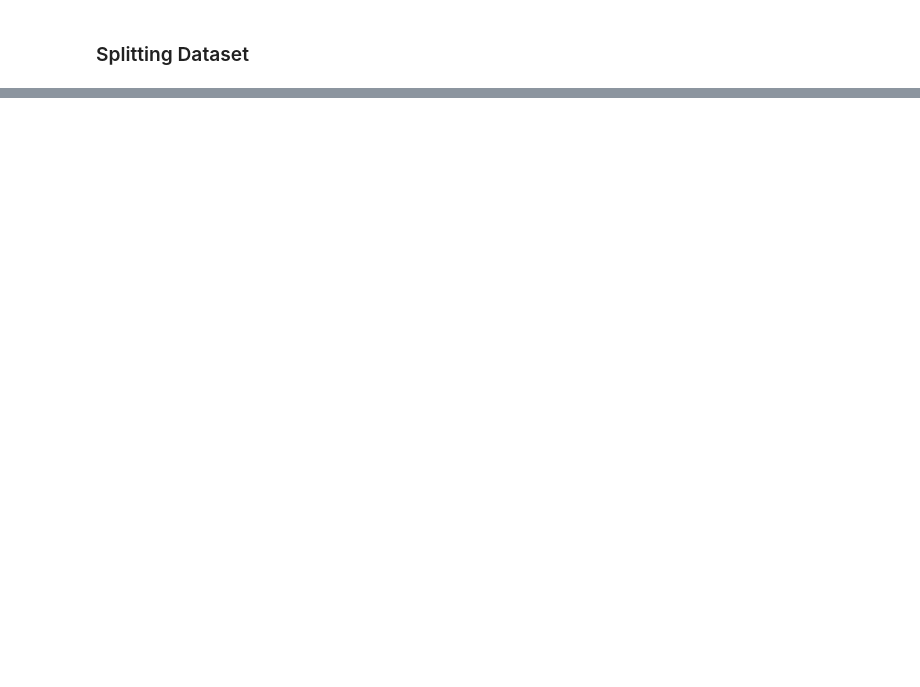
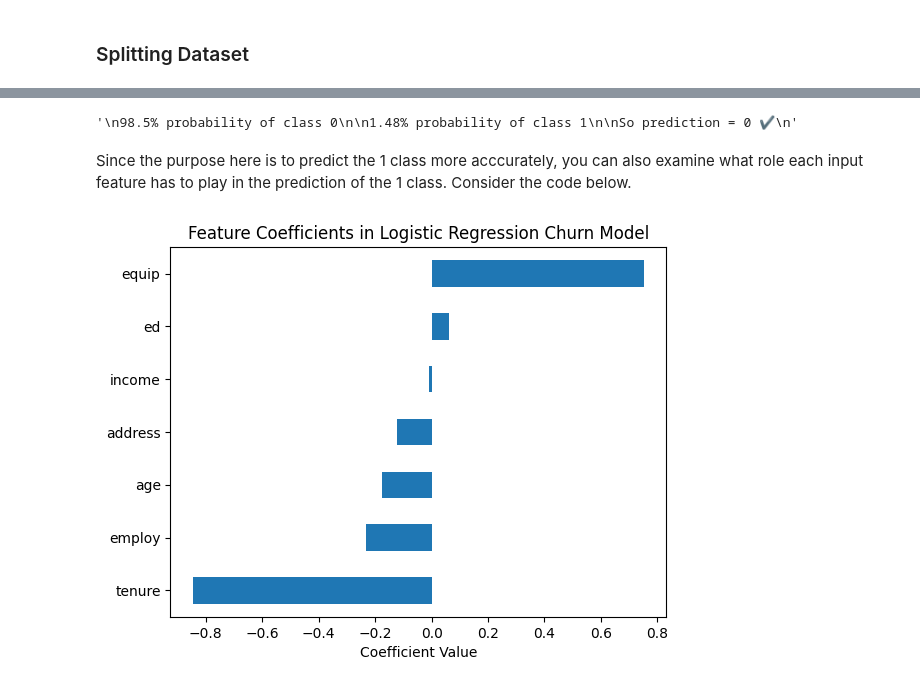
Before and after one commit to VishSeran/machine-learning-models, a Jupyter notebook: logistic-regression-model/logistic-regression.ipynb, the cells around one changed output, grey strips where cells are left out. Saved outputs shown, nothing was run; the diff lists cells and outputs as text; code cells hidden in the pictures; blank space fills up the shorter version.

Commit message:
model trained

```diff
--- a/logistic-regression-model/logistic-regression.ipynb
+++ b/logistic-regression-model/logistic-regression.ipynb
@@ -85,7 +85,7 @@ memory usage: 12.6 KB
 For modeling the input fields X and the target field y need to be fixed. Since that the target to be predicted is 'churn', the data under this field will be stored under the variable 'y'. We may use any combination or all of the remaining fields as the input. Store these values in the variable 'X'.
 # %%
 y = np.asarray(churn_df['churn'])
-X = np.asarray(churn_df[['tenure', 'age', 'address', 'income', 'ed', 'employ', 'equip','churn']])
+X = np.asarray(churn_df[['tenure', 'age', 'address', 'income', 'ed', 'employ', 'equip']])
 
 print("First 5 data rows of y: \n",y[0:5])
 print("First 5 data rows od X: \n", X[0:5])
@@ -149,0 +154,7 @@ y_test:
+# %%
+from sklearn.linear_model import LogisticRegression
+
+lr = LogisticRegression()
+
+#train the model
+lr.fit(x_train, y_train)
@@ -149,0 +172,36 @@ y_test:
+# %%
+yhat_proba = lr.predict_proba(x_test)
+yhat_proba[:10]
+
+##this will return like this [[P(class 0), P(class 1)]]
+#[0.98517566, 0.01482434]
+'''
+98.5% probability of class 0
+
+1.48% probability of class 1
+
+So prediction = 0 ✔
+'''
+# %% [output]
+'\n98.5% probability of class 0\n\n1.48% probability of class 1\n\nSo prediction = 0 ✔\n'
+# %% [markdown]
+Since the purpose here is to predict the 1 class more acccurately, you can also examine what role each input feature has to play in the prediction of the 1 class. Consider the code below.
+# %%
+coefficients = pd.Series(lr.coef_[0], index= churn_df.columns[:-1])
+#churn_df.columns[:-1] -  Take all columns except the last one
+
+'''
+lr.coef_[0]:
+
+[[w1, w2, w3, w4]]
+
+lr.coef_[0] extracts the first row:
+
+[w1, w2, w3, w4]'''
+
+coefficients.sort_values().plot(kind='barh')
+plt.title('Feature Coefficients in Logistic Regression Churn Model')
+plt.xlabel('Coefficient Value')
+plt.show()
+# %% [output]
+[figure, added]
```
Also changed, not shown: parts of 8 cells of this notebook.
